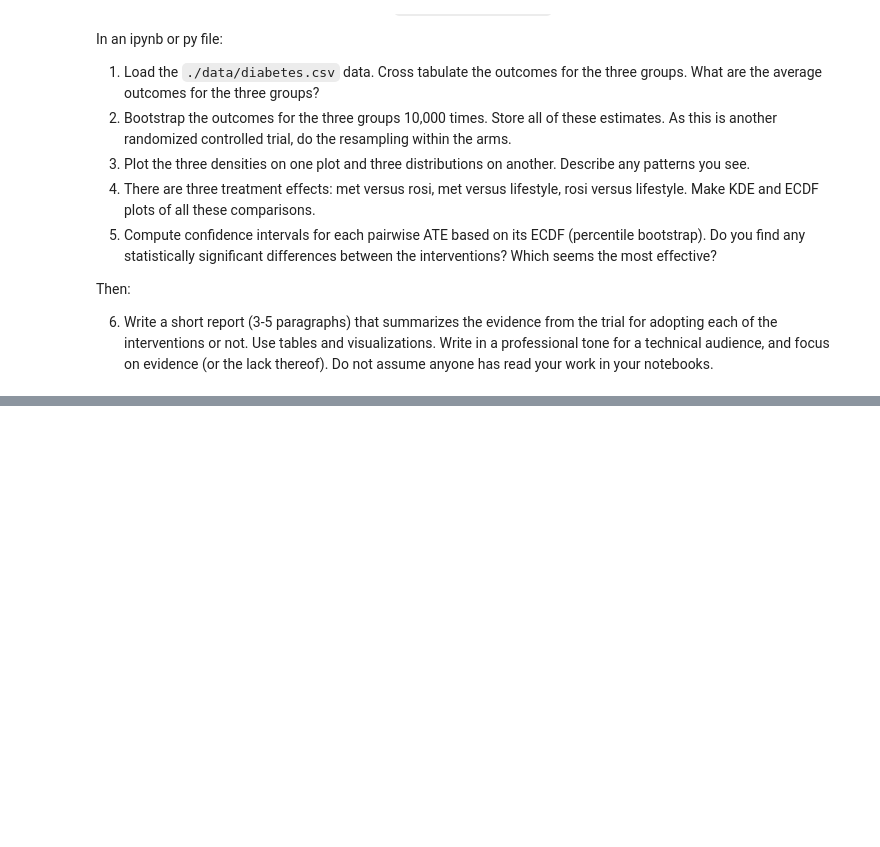
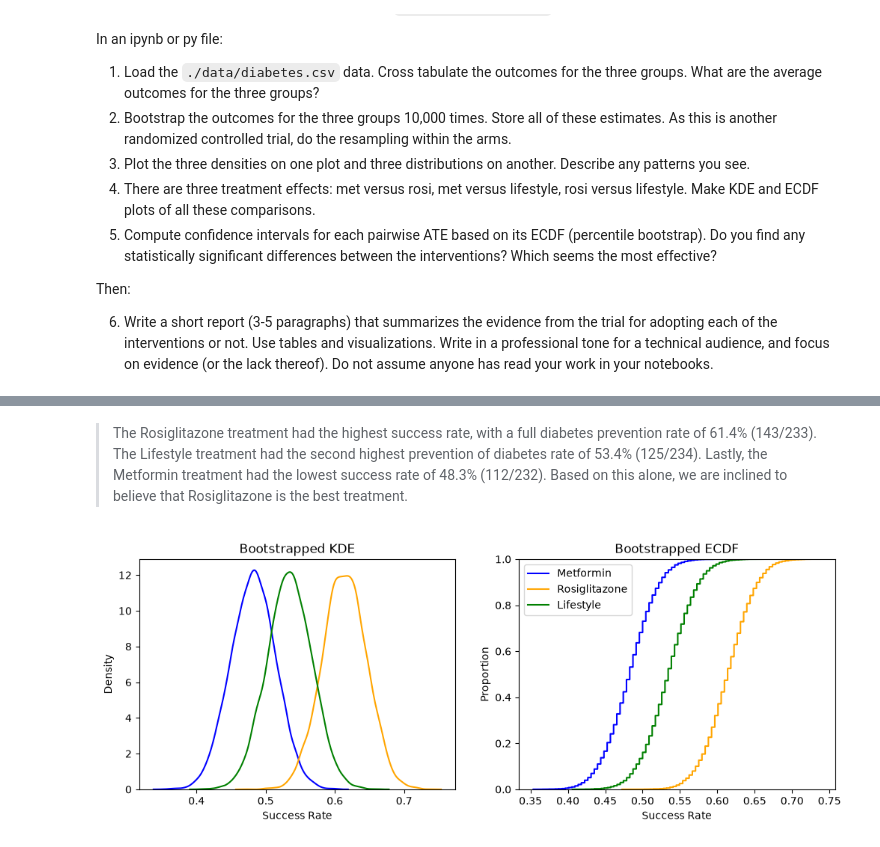
Before and after one commit to MaxwellCooper1/uu_bootstrap, a Jupyter notebook: Thursday_lab/lab_06.ipynb, the cells around one changed output, grey strips where cells are left out. Cells and saved outputs as stored; diff of their text form; code cells hidden in the pictures; blank space fills up the shorter version.

Commit message:
Complete Part 2 and add report with figures

```diff
--- a/Thursday_lab/lab_06.ipynb
+++ b/Thursday_lab/lab_06.ipynb
@@ -203,3 +205,23 @@ In an ipynb or py file:
 Then:
 
 6. Write a short report (3-5 paragraphs) that summarizes the evidence from the trial for adopting each of the interventions or not. Use tables and visualizations. Write in a professional tone for a technical audience, and focus on evidence (or the lack thereof). Do not assume anyone has read your work in your notebooks.
+# %%
+# 1.
+
+# loading in the data
+df = pd.read_csv('./data/diabetes.csv')
+
+# creating cross tab for outcomes of the three groups
+print(pd.crosstab( df['treatment'], df['outcome']), '\n')
+
+# pulling successful outcomes
+df['success'] = (df['outcome'] == 'success').astype(int)
+# computing the average outcomes for each of the three groups
+met_avg = df.loc[ df['treatment'] == 'met', 'success'].mean()
+rosi_avg = df.loc[ df['treatment'] == 'rosi', 'success'].mean()
+life_avg = df.loc[ df['treatment'] == 'lifestyle', 'success'].mean()
+
+# printing the results
+print('Metformin average outcome: ', np.round(met_avg, 3))
+print('Rosiglitazone average outcome: ', np.round(rosi_avg, 3))
+print('Lifestyle average outcome: ', np.round(life_avg, 3))
@@ -205,0 +238,2 @@ Then:
+# %% [markdown]
+> The Rosiglitazone treatment had the highest success rate, with a full diabetes prevention rate of 61.4% (143/233). The Lifestyle treatment had the second highest prevention of diabetes rate of 53.4% (125/234). Lastly, the Metformin treatment had the lowest success rate of 48.3% (112/232). Based on this alone, we are inclined to believe that Rosiglitazone is the best treatment.
@@ -205,0 +286,22 @@ Then:
+# %%
+# 3.
+
+# plotting the three densities on one plot and three distribution on another plot
+# adapting code from question 3 in part 1
+
+fig, ax = plt.subplots(1, 2, figsize=(12, 4))
+
+sns.kdeplot(outcome_met, label='Metformin', color='blue', ax=ax[0])
+sns.kdeplot(outcome_rosi, label='Rosiglitazone', color='orange', ax=ax[0])
+sns.kdeplot(outcome_life, label='Lifestyle', color='green', ax=ax[0]).set(title='Bootstrapped KDE', xlabel='Success Rate', ylabel='Density')
+
+sns.ecdfplot(outcome_met, label='Metformin', color='blue', ax=ax[1])
+sns.ecdfplot(outcome_rosi, label='Rosiglitazone', color='orange', ax=ax[1])
+sns.ecdfplot(outcome_life, label='Lifestyle', color='green', ax=ax[1]).set(title='Bootstrapped ECDF', xlabel='Success Rate', ylabel='Proportion')
+
+plt.legend()
+# saving the fig with help of Claude to include in report
+plt.savefig('./src/p2q3_success_rates.png', dpi=150, bbox_inches='tight')
+plt.show()
+# %% [output]
+[figure, added]
```
Also changed, not shown: parts of 18 cells of this notebook, 3 other files.
